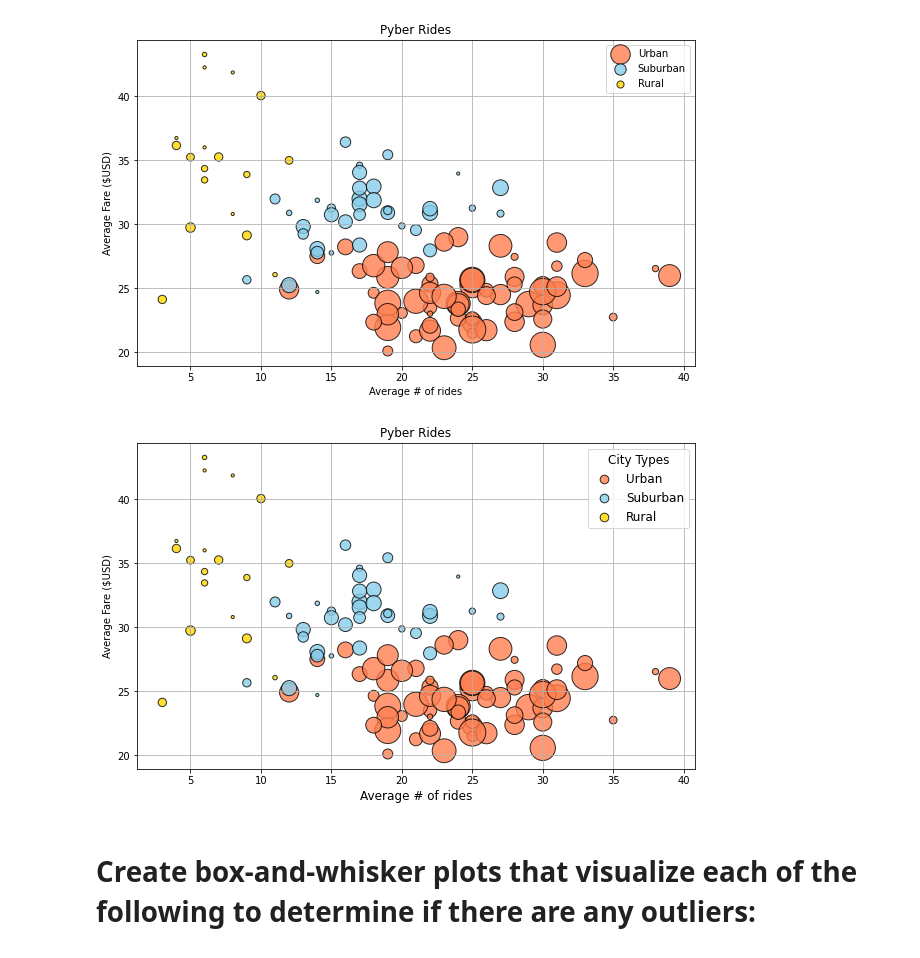
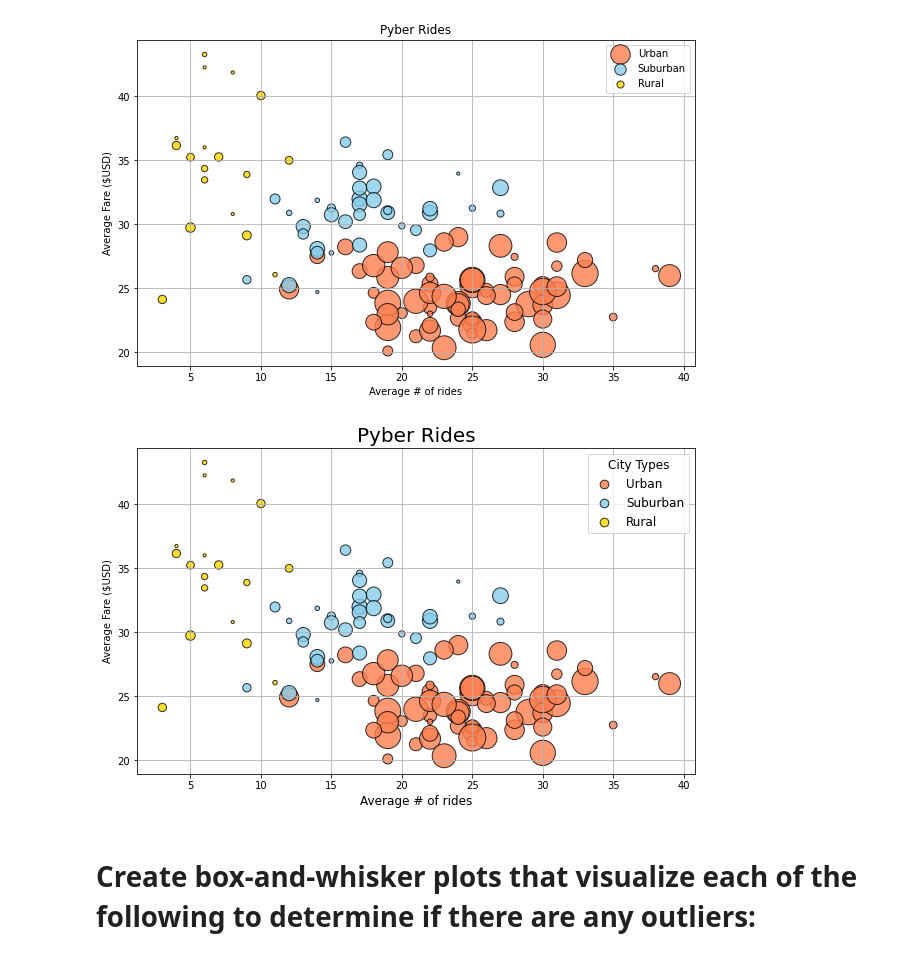
Before and after one commit to LJD0/Rideshare_Analysis, a Jupyter notebook: PyBer_Ride_Data.ipynb, the cells around one changed output. Drawn from its saved outputs; the diff is of its cells as text; code cells hidden in the pictures.

```diff
--- a/PyBer_Ride_Data.ipynb
+++ b/PyBer_Ride_Data.ipynb
@@ -358,22 +358,22 @@ plt.show()
 # %%
 fig, ax = plt.subplots(figsize=(10,6))
 
 ax.scatter(urban_rides,urban_fare, s=urban_driver*10,c='coral',edgecolors="black",alpha=.8,linewidth=1,label='Urban')
 ax.scatter(suburban_rides,suburban_fare, s=suburban_driver*10,c='skyblue',edgecolors="black",alpha=.8,linewidth=1,label='Suburban')
 ax.scatter(rural_rides,rural_fare, s=rural_driver*10,c='gold',edgecolors="black",alpha=.8,linewidth=1,label='Rural')
-ax.set_title("Pyber Rides")
+ax.set_title("Pyber Rides", fontsize=20)
 ax.set_xlabel("Average # of rides",fontsize=12)
 ax.set_ylabel("Average Fare ($USD)")
 ax.grid(True)
 lgnd = plt.legend(fontsize="12", mode="Expanded",
          scatterpoints=1, loc="best", title="City Types")
 lgnd.legendHandles[0]._sizes = [75]
 lgnd.legendHandles[1]._sizes = [75]
 lgnd.legendHandles[2]._sizes = [75]
 lgnd.get_title().set_fontsize(12)
 plt.show()
 # %% [output]
-[figure, old version]
+[figure, new version]
 # %% [markdown]
 # Create box-and-whisker plots that visualize each of the following to determine if there are any outliers:
 # %% [markdown]
```
